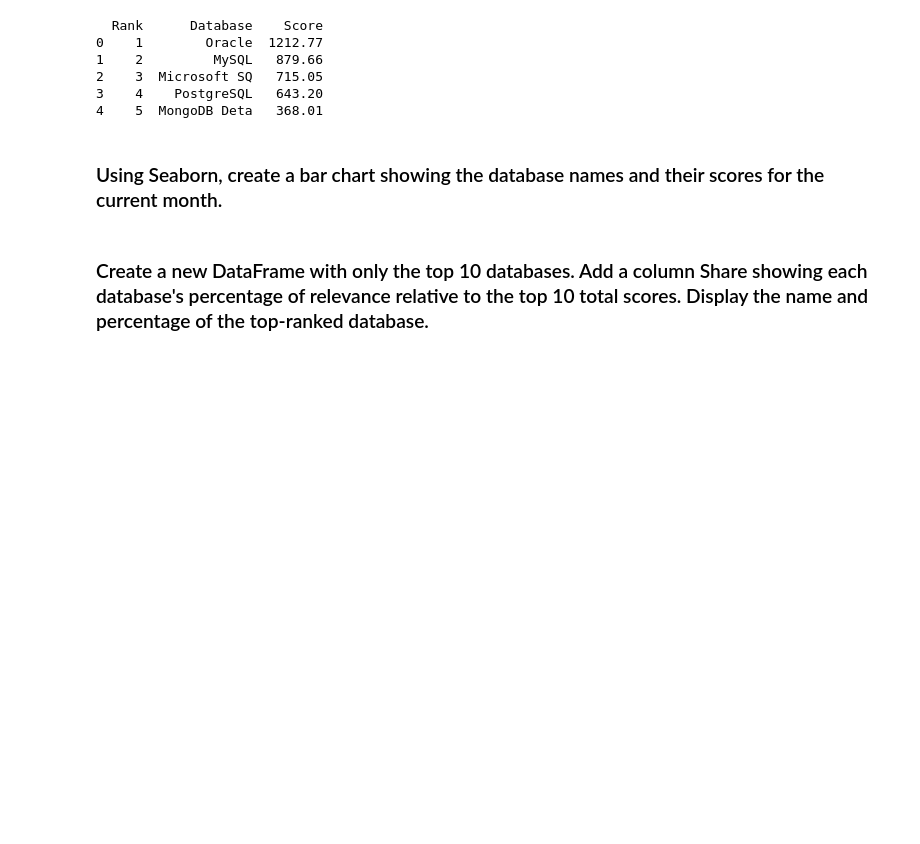
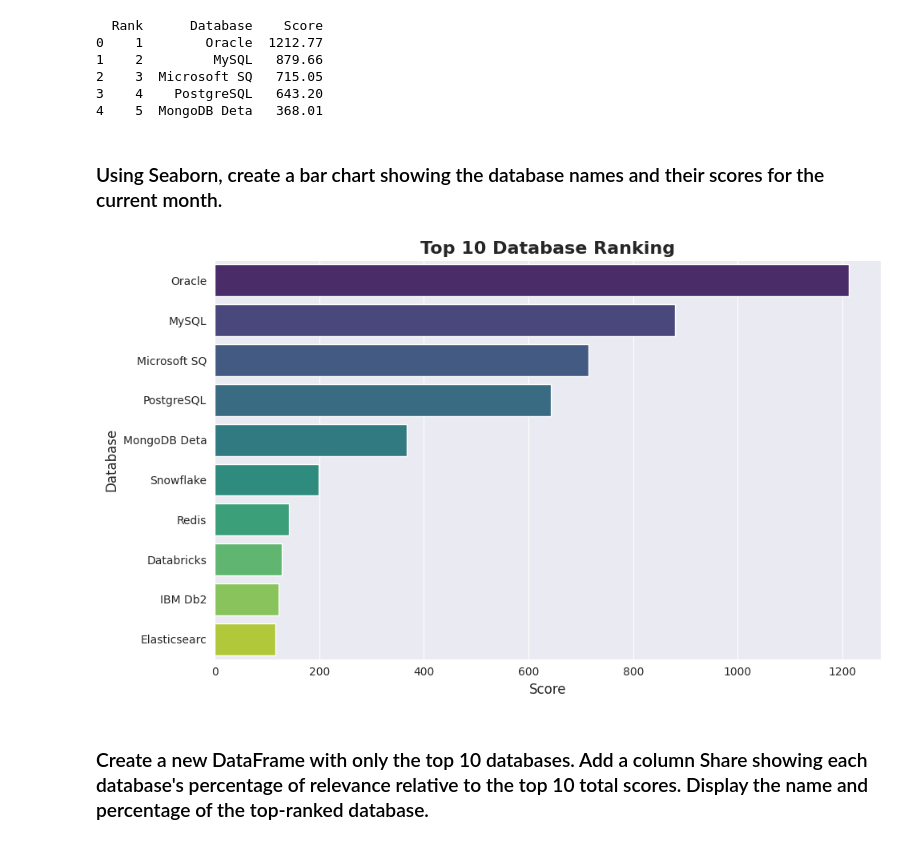
Before and after one commit to tomdkt/intro-to-data-science, a Jupyter notebook: src/week3/04-exercise.ipynb, the cells around one changed output. Saved outputs shown, nothing was run; the diff lists cells and outputs as text; code cells hidden in the pictures; blank space fills up the shorter version.

Commit message:
feat: add database ranking visualization to week 3 notebook

```diff
--- a/src/week3/04-exercise.ipynb
+++ b/src/week3/04-exercise.ipynb
@@ -35,6 +35,23 @@ print(df.head())
 4    5  MongoDB Deta   368.01
 # %% [markdown]
 ### Using Seaborn, create a bar chart showing the database names and their scores for the current month.
+# %%
+df['Rank'] = pd.to_numeric(df['Rank'], errors='coerce')
+df['Score'] = pd.to_numeric(df['Score'], errors='coerce')
+
+plt.figure(figsize=(10, 6))
+plt.title('Top 10 Database Ranking', fontsize=16, fontweight='bold')
+
+top10 = df[:10].sort_values('Score', ascending=False)
+
+sns.barplot(x='Score', y='Database', data=top10, hue='Database', palette='viridis', legend=False)
+
+plt.xlabel('Score', fontsize=12)
+plt.ylabel('Database', fontsize=12)
+plt.tight_layout()
+plt.show()
+# %% [output]
+[figure, added]
 # %% [markdown]
 ### Create a new DataFrame with only the top 10 databases. Add a column Share showing each database's percentage of relevance relative to the top 10 total scores. Display the name and percentage of the top-ranked database.
 # %% [markdown]
```
Also changed, not shown: 2 other files.
